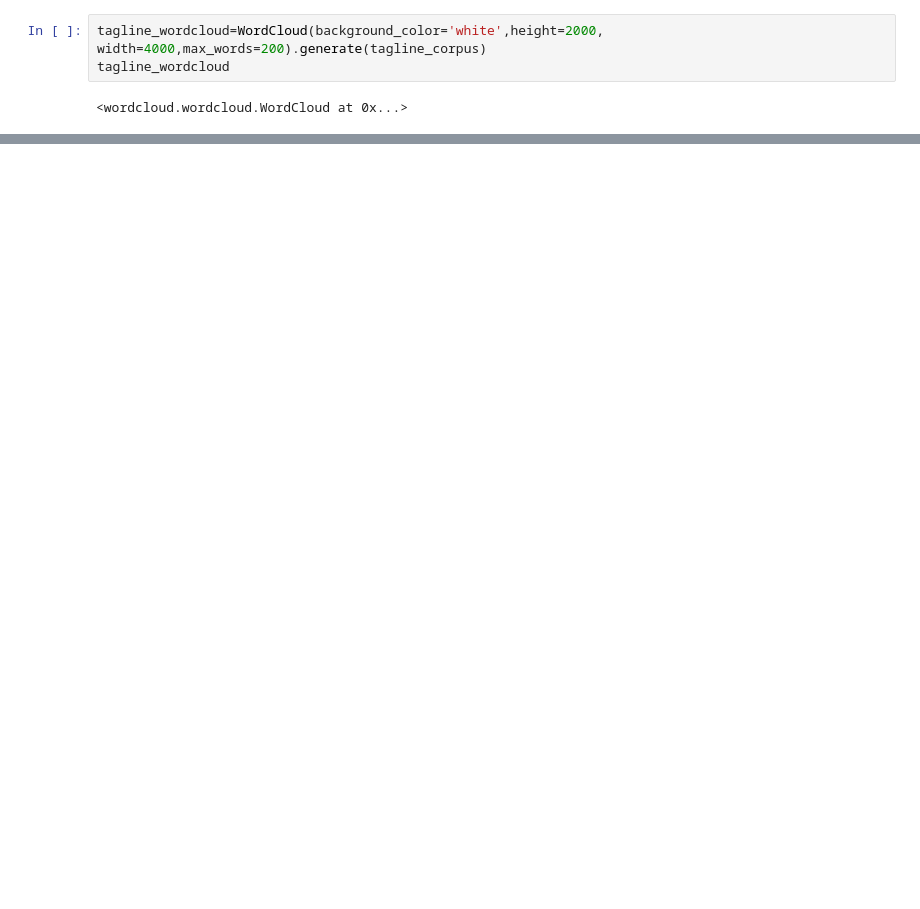
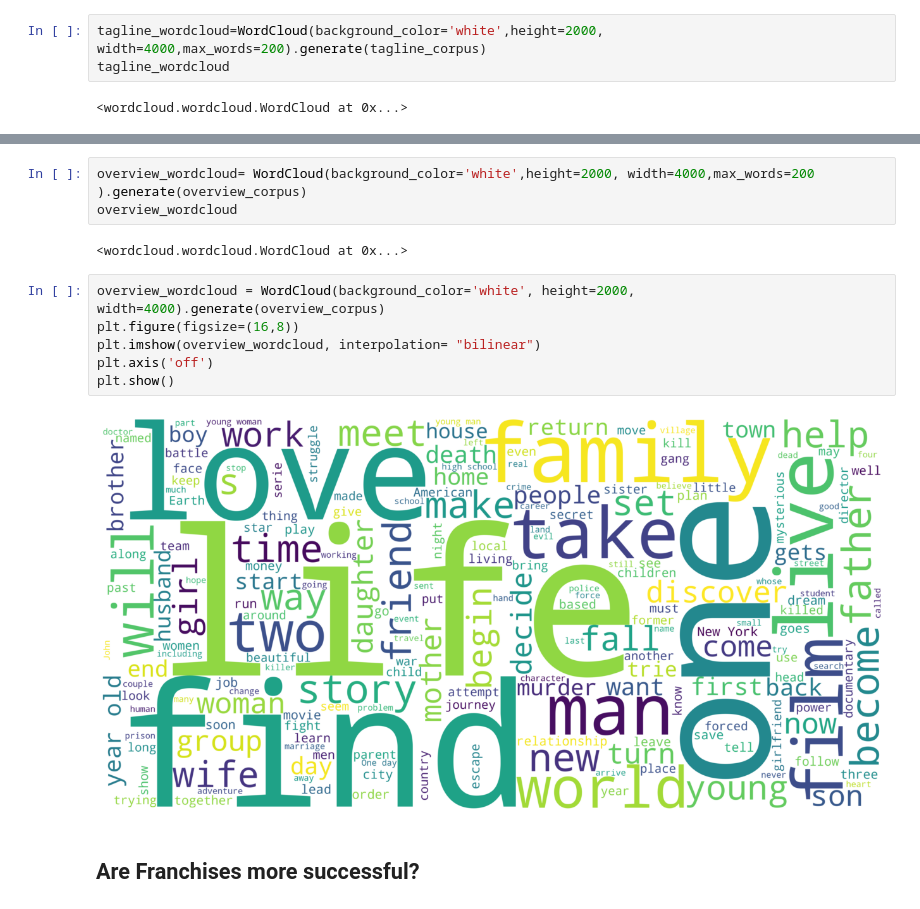
Before and after one commit to fatimzahra1/firstData, a Jupyter notebook: fork-of-notebook47b7e63fbc.ipynb, the cells around one changed output, grey strips where cells are left out. Cells and saved outputs as stored; diff of their text form; blank space fills up the shorter version.

```diff
--- a/fork-of-notebook47b7e63fbc.ipynb
+++ b/fork-of-notebook47b7e63fbc.ipynb
@@ -542,0 +543,15 @@ plt.show()
+# %%
+overview_wordcloud= WordCloud(background_color='white',height=2000, width=4000,max_words=200 ).generate(overview_corpus)
+overview_wordcloud
+# %% [output]
+<wordcloud.wordcloud.WordCloud at 0x...>
+# %%
+overview_wordcloud = WordCloud(background_color='white', height=2000, width=4000).generate(overview_corpus)
+plt.figure(figsize=(16,8))
+plt.imshow(overview_wordcloud, interpolation= "bilinear")
+plt.axis('off')
+plt.show()
+# %% [output]
+[figure, added]
+# %% [markdown]
+## Are Franchises more successful?
```
Also changed, not shown: parts of 23 cells of this notebook.
